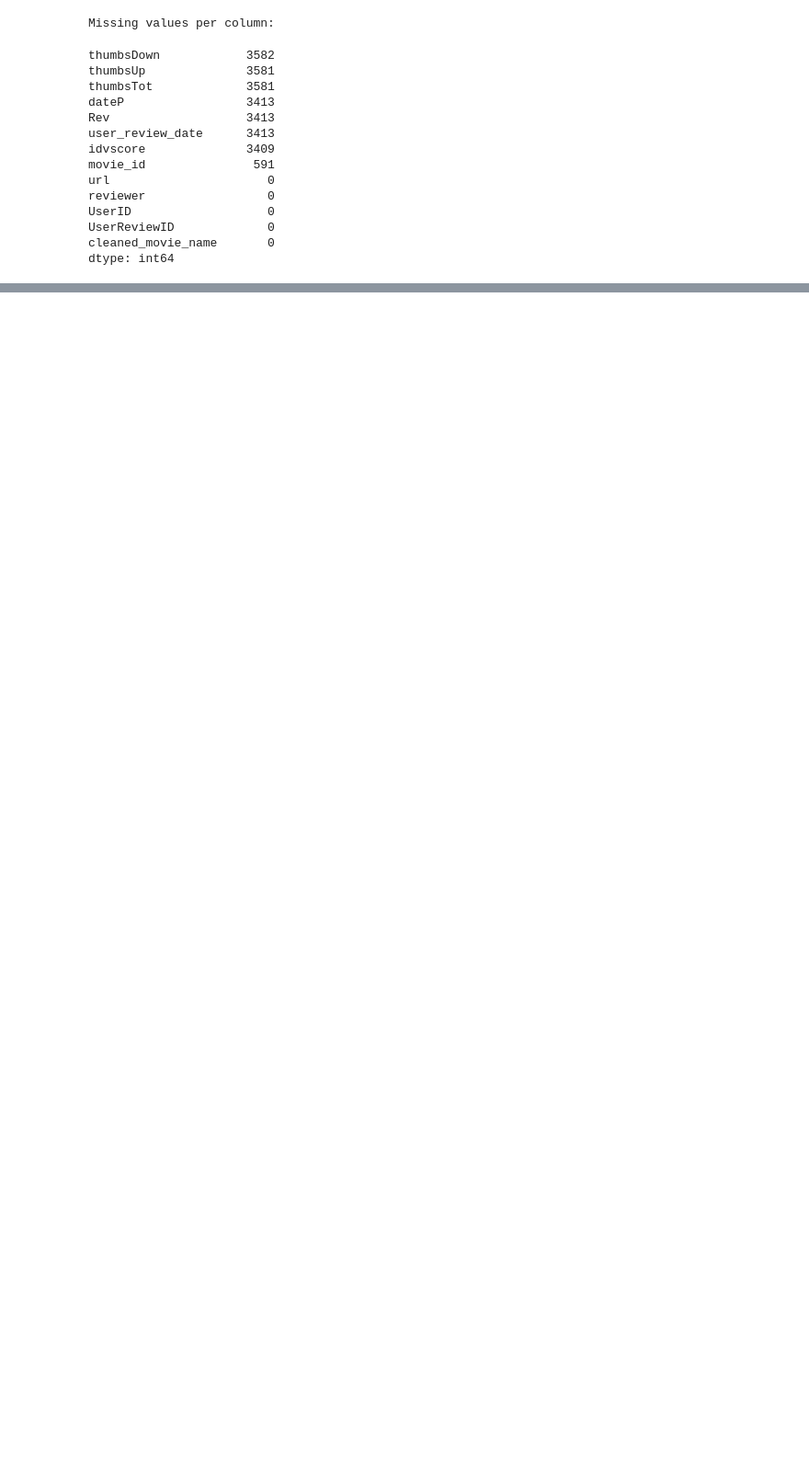
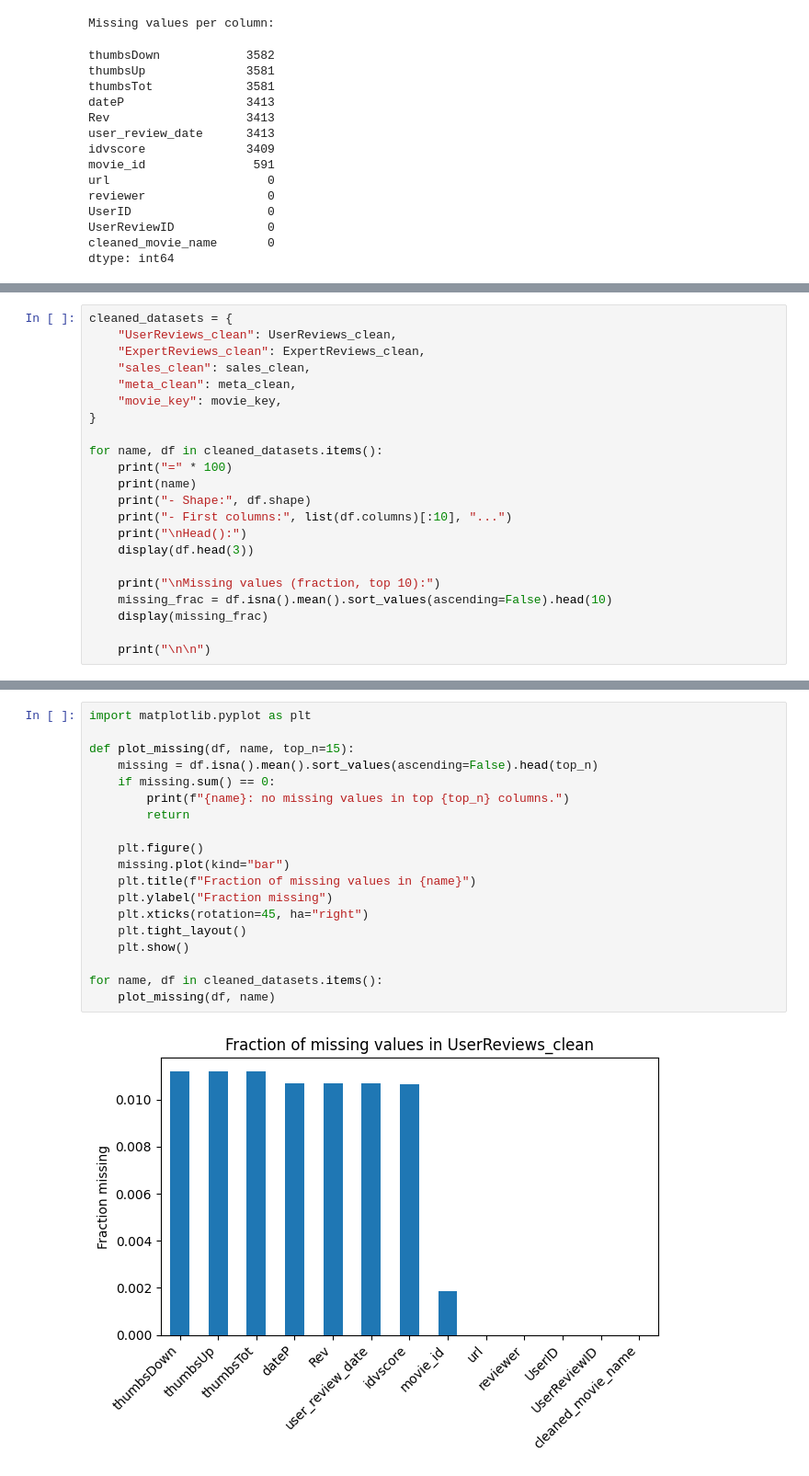
Before and after one commit to Simerblur/bjj, a Jupyter notebook: Jupyter_notebook_Jeffrey_for_tryout.ipynb, the cells around one changed output, grey strips where cells are left out. Shown: that part at 92% size. Drawn from its saved outputs; the diff is of its cells as text; blank space fills up the shorter version.

```diff
--- a/Jupyter_notebook_Jeffrey_for_tryout.ipynb
+++ b/Jupyter_notebook_Jeffrey_for_tryout.ipynb
@@ -1244,0 +874,22 @@ dtype: int64
+# %%
+cleaned_datasets = {
+    "UserReviews_clean": UserReviews_clean,
+    "ExpertReviews_clean": ExpertReviews_clean,
+    "sales_clean": sales_clean,
+    "meta_clean": meta_clean,
+    "movie_key": movie_key,
+}
+
+for name, df in cleaned_datasets.items():
+    print("=" * 100)
+    print(name)
+    print("- Shape:", df.shape)
+    print("- First columns:", list(df.columns)[:10], "...")
+    print("\nHead():")
+    display(df.head(3))
+
+    print("\nMissing values (fraction, top 10):")
+    missing_frac = df.isna().mean().sort_values(ascending=False).head(10)
+    display(missing_frac)
+
+    print("\n\n")
@@ -1244,0 +964,21 @@ dtype: int64
+# %%
+import matplotlib.pyplot as plt
+
+def plot_missing(df, name, top_n=15):
+    missing = df.isna().mean().sort_values(ascending=False).head(top_n)
+    if missing.sum() == 0:
+        print(f"{name}: no missing values in top {top_n} columns.")
+        return
+
+    plt.figure()
+    missing.plot(kind="bar")
+    plt.title(f"Fraction of missing values in {name}")
+    plt.ylabel("Fraction missing")
+    plt.xticks(rotation=45, ha="right")
+    plt.tight_layout()
+    plt.show()
+
+for name, df in cleaned_datasets.items():
+    plot_missing(df, name)
+# %% [output]
+[figure, added]
```
Also changed, not shown: parts of 14 cells of this notebook.
